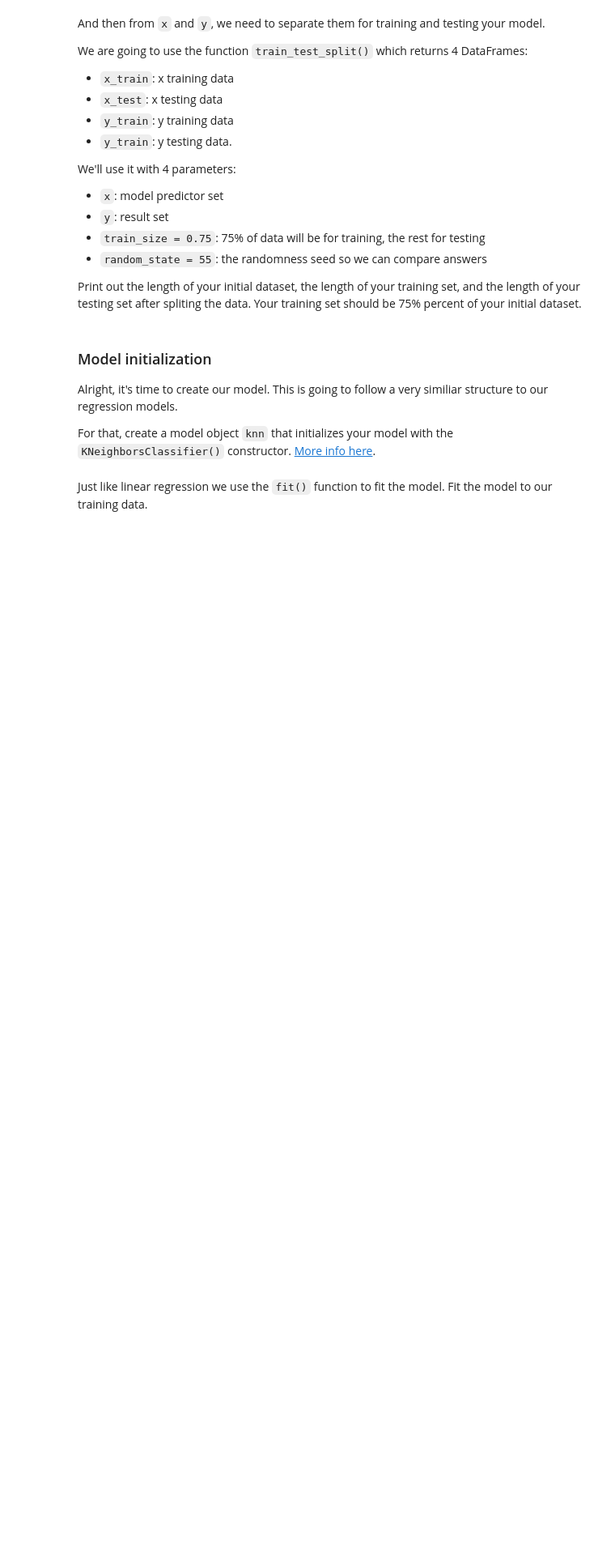
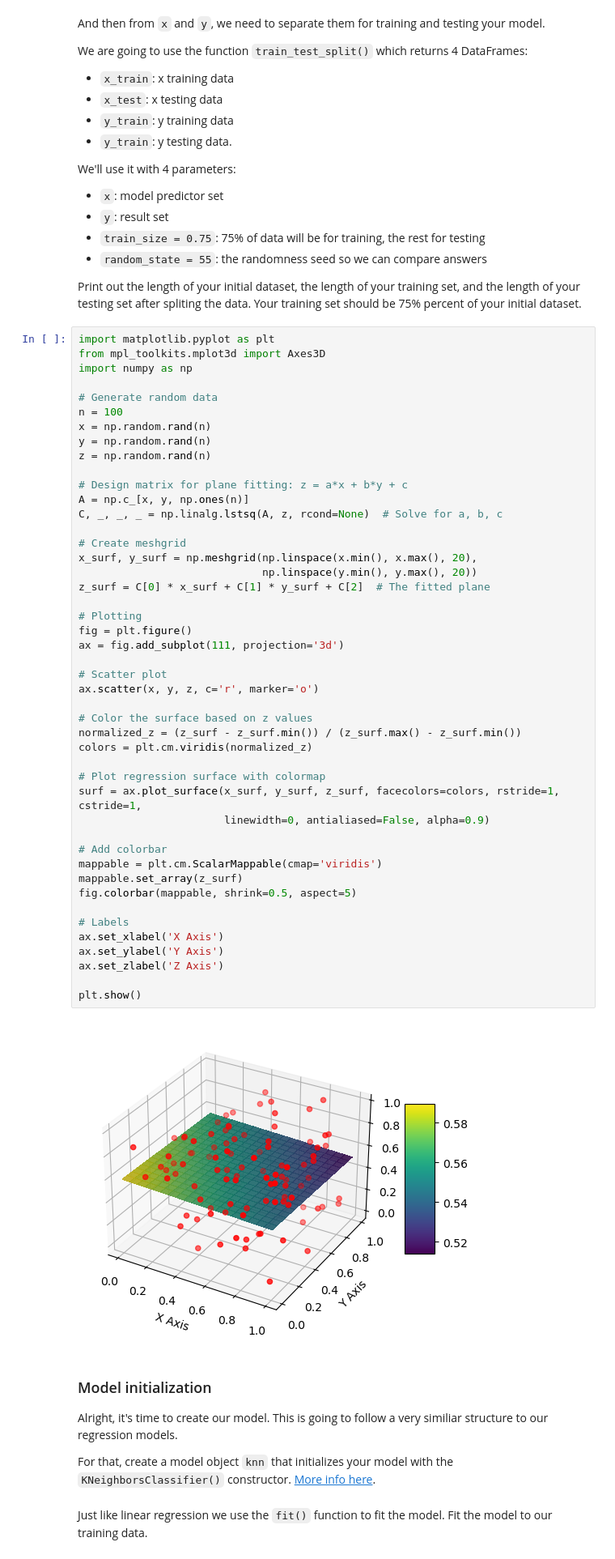
Before and after one commit to EPIC-Campus-LPS/titanic-classification-model-coledobmeier, a Jupyter notebook: FAI_Titanic.ipynb, the cells around one changed output. Shown at 81% size. Drawn from its saved outputs; the diff is of its cells as text; blank space fills up the shorter version.

```diff
--- a/FAI_Titanic.ipynb
+++ b/FAI_Titanic.ipynb
@@ -316,6 +316,54 @@ We'll use it with 4 parameters:
 - `random_state = 55`: the randomness seed so we can compare answers
 
 Print out the length of your initial dataset, the length of your training set, and the length of your testing set after spliting the data. Your training set should be 75% percent of your initial dataset.
+# %%
+import matplotlib.pyplot as plt
+from mpl_toolkits.mplot3d import Axes3D
+import numpy as np
+
+# Generate random data
+n = 100
+x = np.random.rand(n)
+y = np.random.rand(n)
+z = np.random.rand(n)
+
+# Design matrix for plane fitting: z = a*x + b*y + c
+A = np.c_[x, y, np.ones(n)]
+C, _, _, _ = np.linalg.lstsq(A, z, rcond=None)  # Solve for a, b, c
+
+# Create meshgrid
+x_surf, y_surf = np.meshgrid(np.linspace(x.min(), x.max(), 20),
+                             np.linspace(y.min(), y.max(), 20))
+z_surf = C[0] * x_surf + C[1] * y_surf + C[2]  # The fitted plane
+
+# Plotting
+fig = plt.figure()
+ax = fig.add_subplot(111, projection='3d')
+
+# Scatter plot
+ax.scatter(x, y, z, c='r', marker='o')
+
+# Color the surface based on z values
+normalized_z = (z_surf - z_surf.min()) / (z_surf.max() - z_surf.min())
+colors = plt.cm.viridis(normalized_z)
+
+# Plot regression surface with colormap
+surf = ax.plot_surface(x_surf, y_surf, z_surf, facecolors=colors, rstride=1, cstride=1,
+                       linewidth=0, antialiased=False, alpha=0.9)
+
+# Add colorbar
+mappable = plt.cm.ScalarMappable(cmap='viridis')
+mappable.set_array(z_surf)
+fig.colorbar(mappable, shrink=0.5, aspect=5)
+
+# Labels
+ax.set_xlabel('X Axis')
+ax.set_ylabel('Y Axis')
+ax.set_zlabel('Z Axis')
+
+plt.show()
+# %% [output]
+[figure, added]
 # %% [markdown]
 ### Model initialization
 
```
